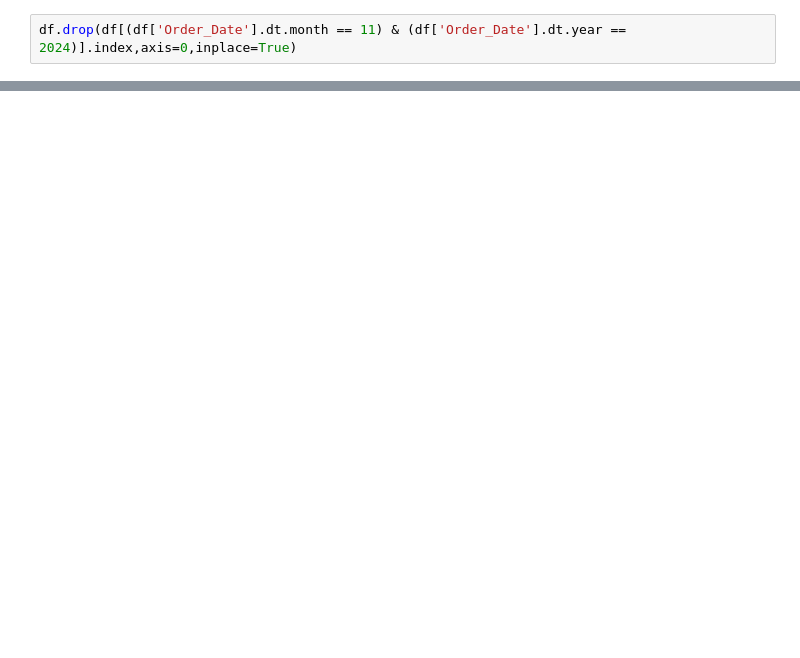
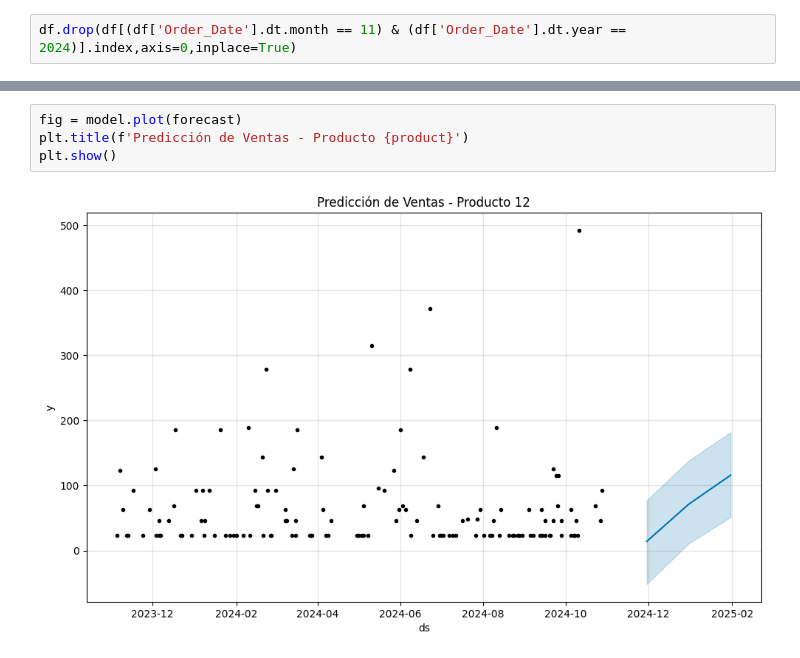
Before and after one commit to abdonrb/proyecto-ml, a Jupyter notebook: ML/models/trained/Time_series.ipynb, the cells around one changed output, grey strips where cells are left out. Cells and saved outputs as stored; diff of their text form; blank space fills up the shorter version.

```diff
--- a/ML/models/trained/Time_series.ipynb
+++ b/ML/models/trained/Time_series.ipynb
@@ -27,0 +117,6 @@ df['Total_Sales'] = np.log1p(df['Total_Sales'])
+# %%
+fig = model.plot(forecast)
+plt.title(f'Predicción de Ventas - Producto {product}')
+plt.show()
+# %% [output]
+[figure, added]
```
Also changed, not shown: parts of 20 cells of this notebook, 2 other files.
